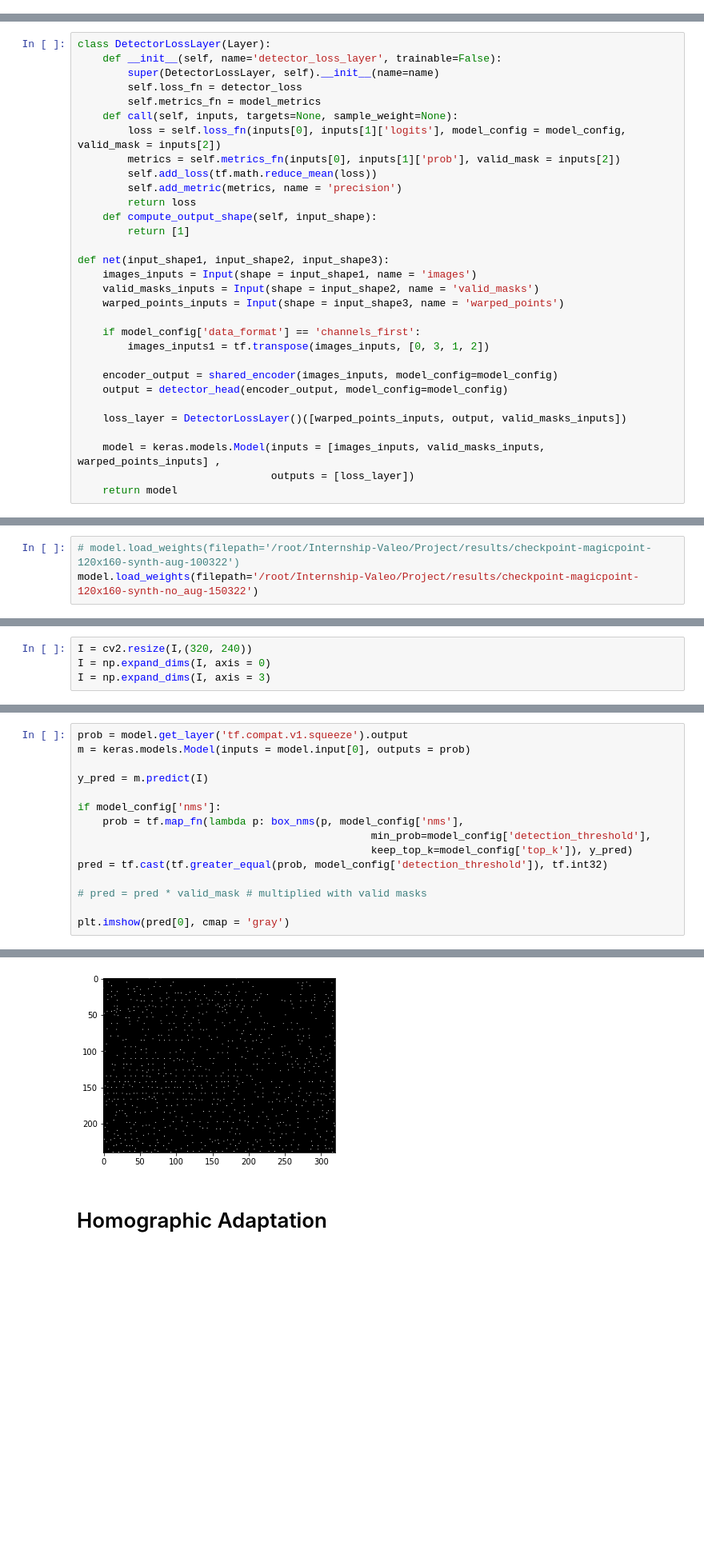
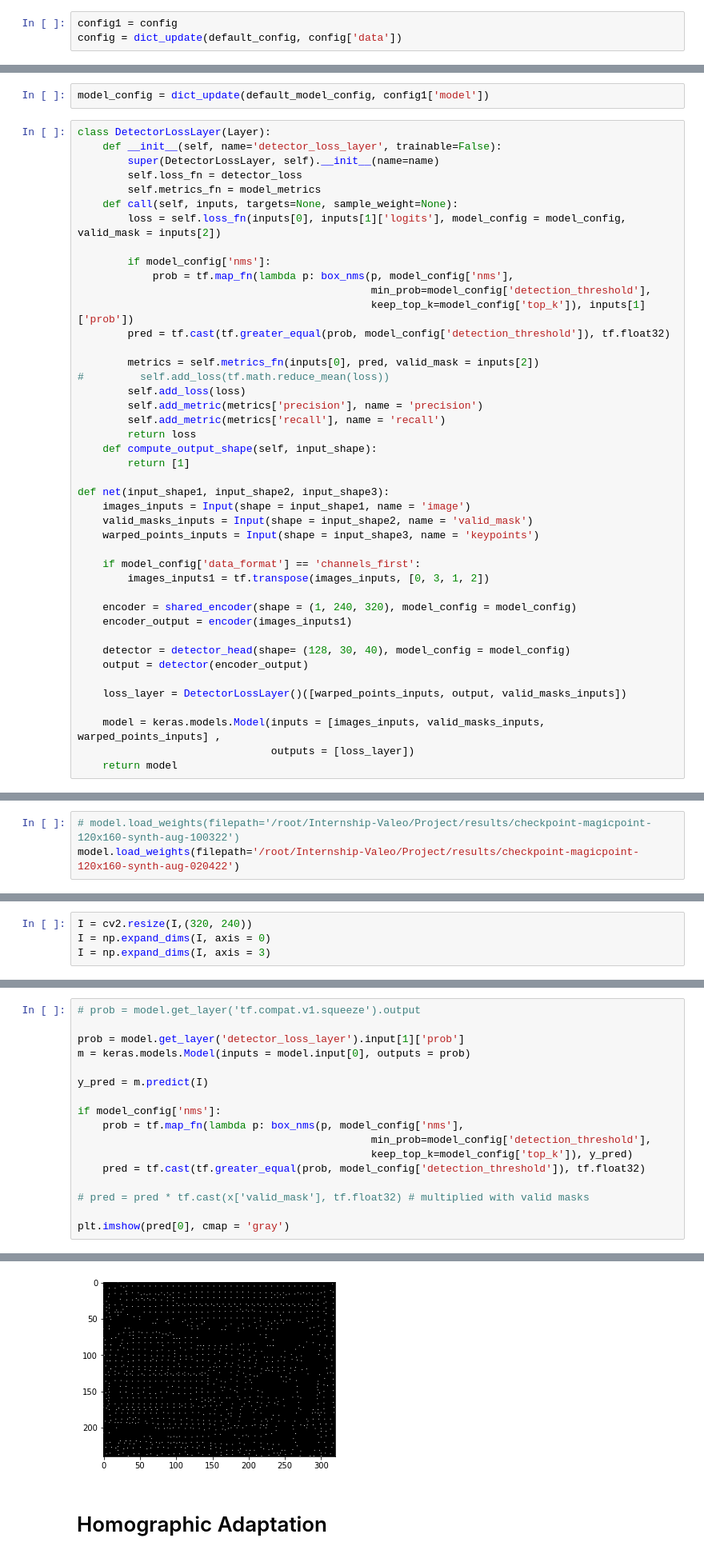
Before and after one commit to amit205/multi-task-learning, a Jupyter notebook: export_detections.ipynb, the cells around one changed output, grey strips where cells are left out. Shown at 80% size. Cells and saved outputs as stored; diff of their text form; blank space fills up the shorter version.

Commit message:
magicpoint updated

```diff
--- a/export_detections.ipynb
+++ b/export_detections.ipynb
@@ -146,0 +58,3 @@ def model_metrics(y_true, y_pred, valid_mask):
+# %%
+config1 = config
+config = dict_update(default_config, config['data'])
@@ -147,3 +71,5 @@ def model_metrics(y_true, y_pred, valid_mask):
+# %%
+model_config = dict_update(default_model_config, config1['model'])
 # %%
 class DetectorLossLayer(Layer):
     def __init__(self, name='detector_loss_layer', trainable=False):
@@ -152,23 +78,35 @@ class DetectorLossLayer(Layer):
         self.metrics_fn = model_metrics
     def call(self, inputs, targets=None, sample_weight=None):
         loss = self.loss_fn(inputs[0], inputs[1]['logits'], model_config = model_config, valid_mask = inputs[2])
-        metrics = self.metrics_fn(inputs[0], inputs[1]['prob'], valid_mask = inputs[2])
-        self.add_loss(tf.math.reduce_mean(loss))
-        self.add_metric(metrics, name = 'precision')
+
+        if model_config['nms']:
+            prob = tf.map_fn(lambda p: box_nms(p, model_config['nms'],
+                                               min_prob=model_config['detection_threshold'],
+                                               keep_top_k=model_config['top_k']), inputs[1]['prob'])
+        pred = tf.cast(tf.greater_equal(prob, model_config['detection_threshold']), tf.float32)
+
+        metrics = self.metrics_fn(inputs[0], pred, valid_mask = inputs[2])
+#         self.add_loss(tf.math.reduce_mean(loss))
+        self.add_loss(loss)
+        self.add_metric(metrics['precision'], name = 'precision')
+        self.add_metric(metrics['recall'], name = 'recall')
         return loss
     def compute_output_shape(self, input_shape):
         return [1]
 
 def net(input_shape1, input_shape2, input_shape3):
-    images_inputs = Input(shape = input_shape1, name = 'images')
-    valid_masks_inputs = Input(shape = input_shape2, name = 'valid_masks')
-    warped_points_inputs = Input(shape = input_shape3, name = 'warped_points')
+    images_inputs = Input(shape = input_shape1, name = 'image')
+    valid_masks_inputs = Input(shape = input_shape2, name = 'valid_mask')
+    warped_points_inputs = Input(shape = input_shape3, name = 'keypoints')
 
     if model_config['data_format'] == 'channels_first':
         images_inputs1 = tf.transpose(images_inputs, [0, 3, 1, 2])
 
-    encoder_output = shared_encoder(images_inputs, model_config=model_config)
-    output = detector_head(encoder_output, model_config=model_config)
+    encoder = shared_encoder(shape = (1, 240, 320), model_config = model_config)
+    encoder_output = encoder(images_inputs1)
+
+    detector = detector_head(shape= (128, 30, 40), model_config = model_config)
+    output = detector(encoder_output)
 
     loss_layer = DetectorLossLayer()([warped_points_inputs, output, valid_masks_inputs])
 
@@ -184,6 +118,6 @@ The `validate_indices` argument has no effect. Indices are always validated on C
 # %%
 # model.load_weights(filepath='/root/Internship-Valeo/Project/results/checkpoint-magicpoint-120x160-synth-aug-100322')
-model.load_weights(filepath='/root/Internship-Valeo/Project/results/checkpoint-magicpoint-120x160-synth-no_aug-150322')
+model.load_weights(filepath='/root/Internship-Valeo/Project/results/checkpoint-magicpoint-120x160-synth-aug-020422')
 # %% [output]
 <tensorflow.python.training.tracking.util.CheckpointLoadStatus at 0x...>
 # %%
@@ -213,22 +147,24 @@ plt.imshow(I[0], cmap = 'gray')
 <matplotlib.image.AxesImage at 0x...>
 [figure]
 # %%
-prob = model.get_layer('tf.compat.v1.squeeze').output
+# prob = model.get_layer('tf.compat.v1.squeeze').output
+
+prob = model.get_layer('detector_loss_layer').input[1]['prob']
 m = keras.models.Model(inputs = model.input[0], outputs = prob)
 
 y_pred = m.predict(I)
 
 if model_config['nms']:
     prob = tf.map_fn(lambda p: box_nms(p, model_config['nms'],
                                                min_prob=model_config['detection_threshold'],
                                                keep_top_k=model_config['top_k']), y_pred)
-pred = tf.cast(tf.greater_equal(prob, model_config['detection_threshold']), tf.int32)
+    pred = tf.cast(tf.greater_equal(prob, model_config['detection_threshold']), tf.float32)
 
-# pred = pred * valid_mask # multiplied with valid masks
+# pred = pred * tf.cast(x['valid_mask'], tf.float32) # multiplied with valid masks
 
 plt.imshow(pred[0], cmap = 'gray')
 # %% [output]
 <matplotlib.image.AxesImage at 0x...>
-[figure, old version]
+[figure, new version]
 # %% [markdown]
 # Homographic Adaptation
```
Also changed, not shown: parts of 18 cells of this notebook, 2 other files.
